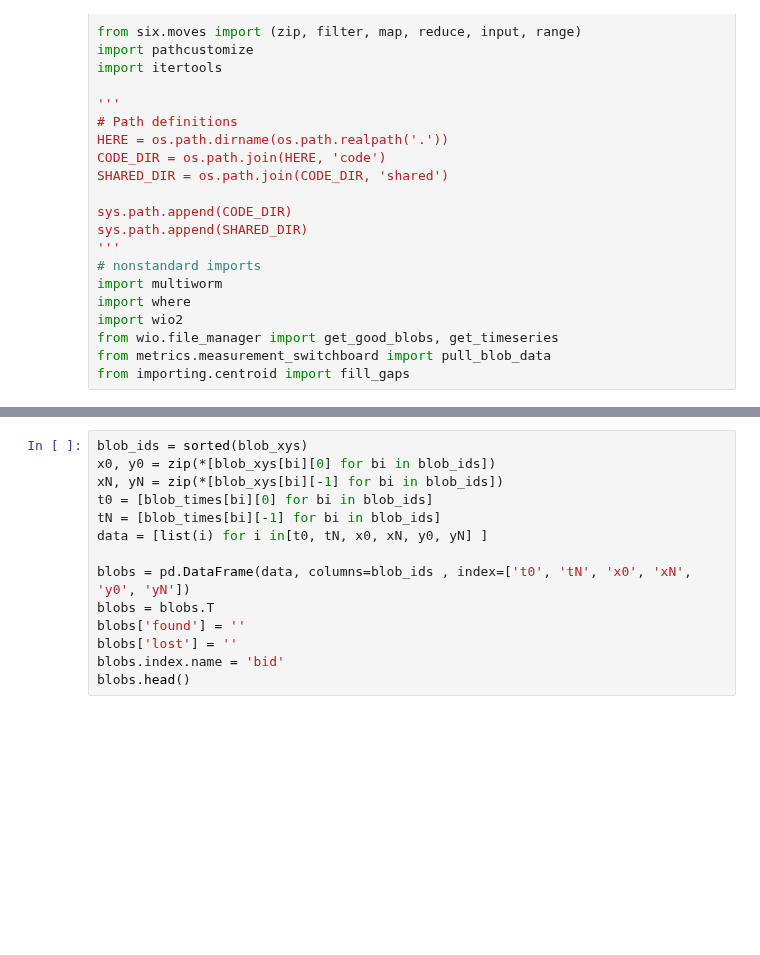
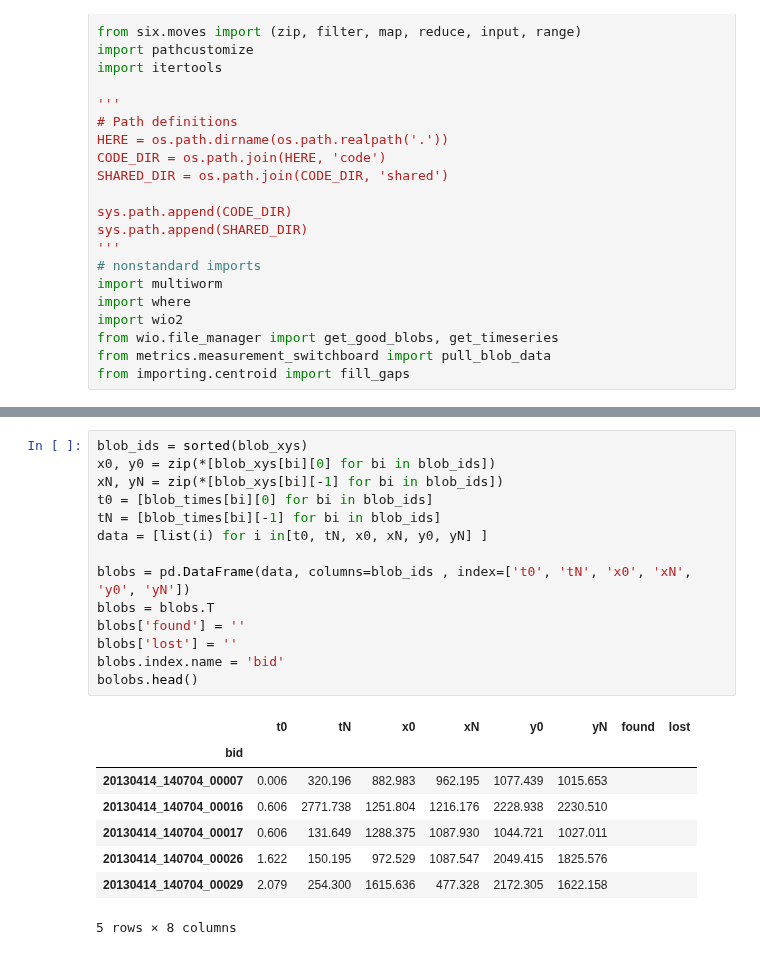
Before and after one commit to amarallab/waldo, a Jupyter notebook: workbooks/lost_and_found.ipynb, the cells around one changed output, grey strips where cells are left out. Cells and saved outputs as stored; diff of their text form; blank space fills up the shorter version.

```diff
--- a/workbooks/lost_and_found.ipynb
+++ b/workbooks/lost_and_found.ipynb
@@ -175,17 +199,26 @@ clost = ['{eid}_{bid:0=5d}'.format(eid=ex_id, bid=i) for i in clost]
 # %%
 blob_ids = sorted(blob_xys)
 x0, y0 = zip(*[blob_xys[bi][0] for bi in blob_ids])
 xN, yN = zip(*[blob_xys[bi][-1] for bi in blob_ids])
 t0 = [blob_times[bi][0] for bi in blob_ids]
 tN = [blob_times[bi][-1] for bi in blob_ids]
 data = [list(i) for i in[t0, tN, x0, xN, y0, yN] ]
 
 blobs = pd.DataFrame(data, columns=blob_ids , index=['t0', 'tN', 'x0', 'xN', 'y0', 'yN'])
 blobs = blobs.T
 blobs['found'] = ''
 blobs['lost'] = ''
 blobs.index.name = 'bid'
-blobs.head()
+bolobs.head()
+# %% [output]
+|  | t0 | tN | x0 | xN | y0 | yN | found | lost |
+| bid |  |  |  |  |  |  |  |  |
+| 20130414_140704_00007 | 0.006 | 320.196 | 882.983 | 962.195 | 1077.439 | 1015.653 |  |  |
+| 20130414_140704_00016 | 0.606 | 2771.738 | 1251.804 | 1216.176 | 2228.938 | 2230.510 |  |  |
+| 20130414_140704_00017 | 0.606 | 131.649 | 1288.375 | 1087.930 | 1044.721 | 1027.011 |  |  |
+| 20130414_140704_00026 | 1.622 | 150.195 | 972.529 | 1087.547 | 2049.415 | 1825.576 |  |  |
+| 20130414_140704_00029 | 2.079 | 254.300 | 1615.636 | 477.328 | 2172.305 | 1622.158 |  |  |
+5 rows × 8 columns
 # %%
 edge_thresh = 80
 start_thresh = 30
```
Also changed, not shown: parts of 8 cells of this notebook, 29 other files.
